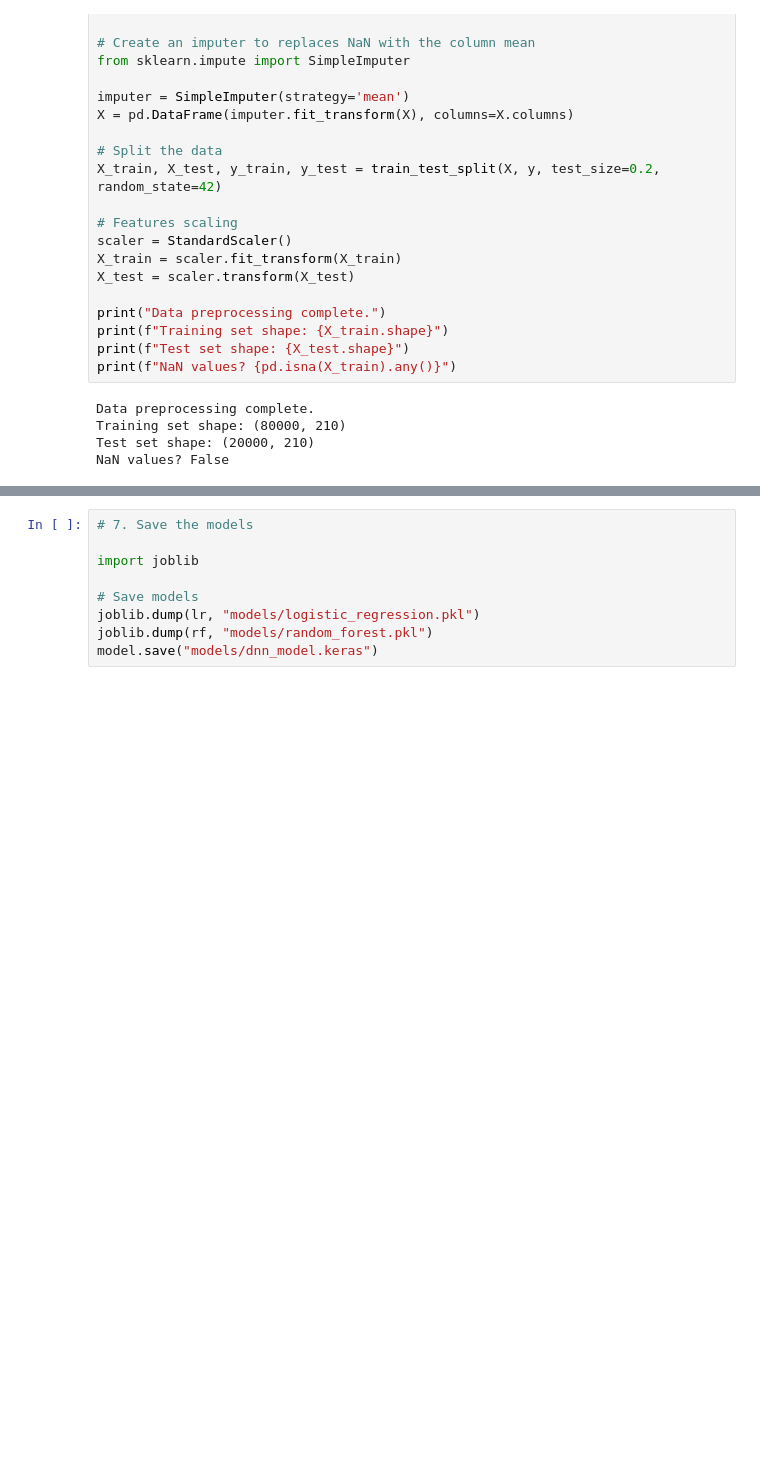
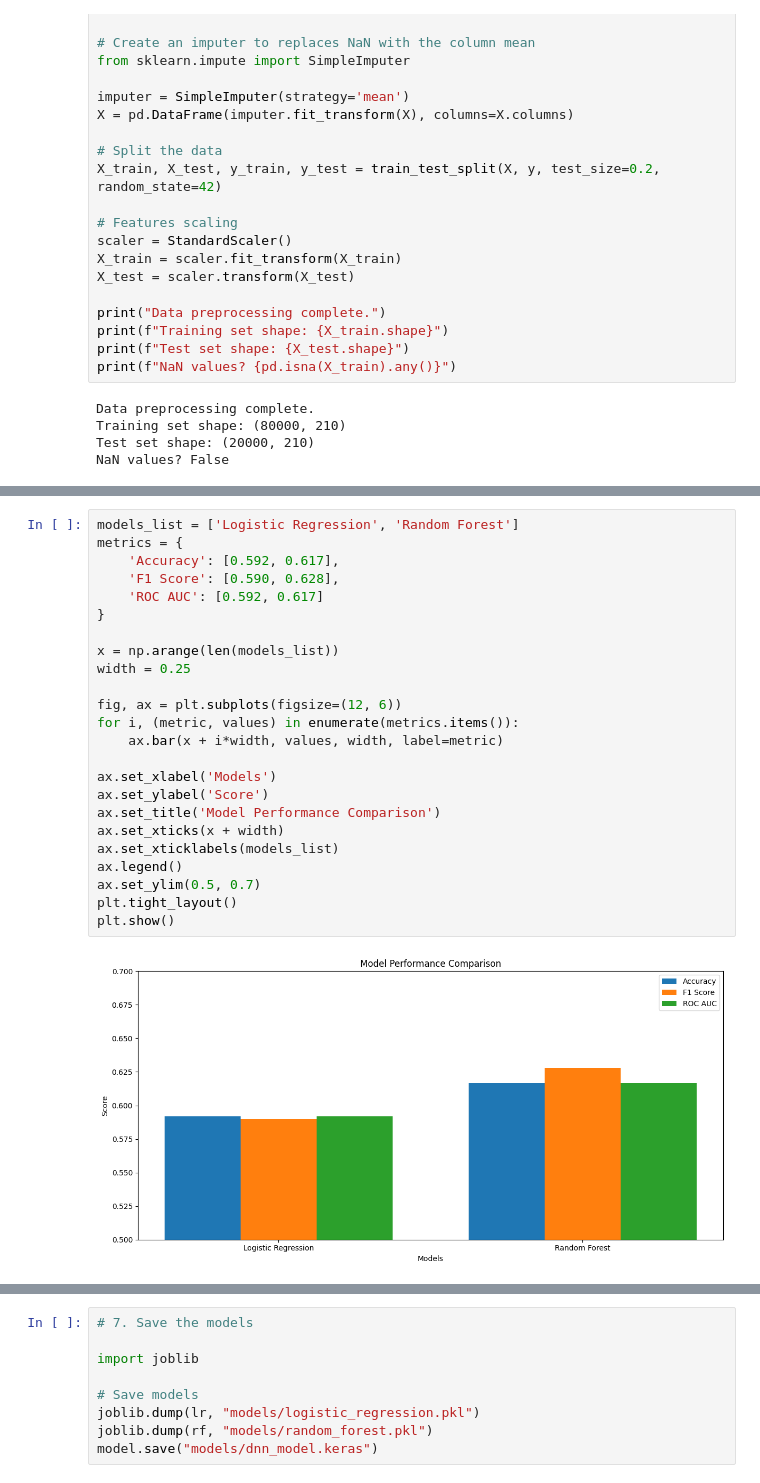
Before and after one commit to anhdang00/ChurnPrediction, a Jupyter notebook: Churn_prediction.ipynb, the cells around one changed output, grey strips where cells are left out. Saved outputs shown, nothing was run; the diff lists cells and outputs as text; blank space fills up the shorter version.

Commit message:
added architecture tunning for DDN, added charts for model comparison

```diff
--- a/Churn_prediction.ipynb
+++ b/Churn_prediction.ipynb
@@ -165,3 +129,29 @@ ROC AUC: 0.617
+# %%
+models_list = ['Logistic Regression', 'Random Forest']
+metrics = {
+    'Accuracy': [0.592, 0.617],
+    'F1 Score': [0.590, 0.628],
+    'ROC AUC': [0.592, 0.617]
+}
+
+x = np.arange(len(models_list))
+width = 0.25
+
+fig, ax = plt.subplots(figsize=(12, 6))
+for i, (metric, values) in enumerate(metrics.items()):
+    ax.bar(x + i*width, values, width, label=metric)
+
+ax.set_xlabel('Models')
+ax.set_ylabel('Score')
+ax.set_title('Model Performance Comparison')
+ax.set_xticks(x + width)
+ax.set_xticklabels(models_list)
+ax.legend()
+ax.set_ylim(0.5, 0.7)
+plt.tight_layout()
+plt.show()
+# %% [output]
+[figure, added]
 # %%
 # 4. Deep Neural Network model
 model = models.Sequential([
```
Also changed, not shown: parts of 10 cells of this notebook.
